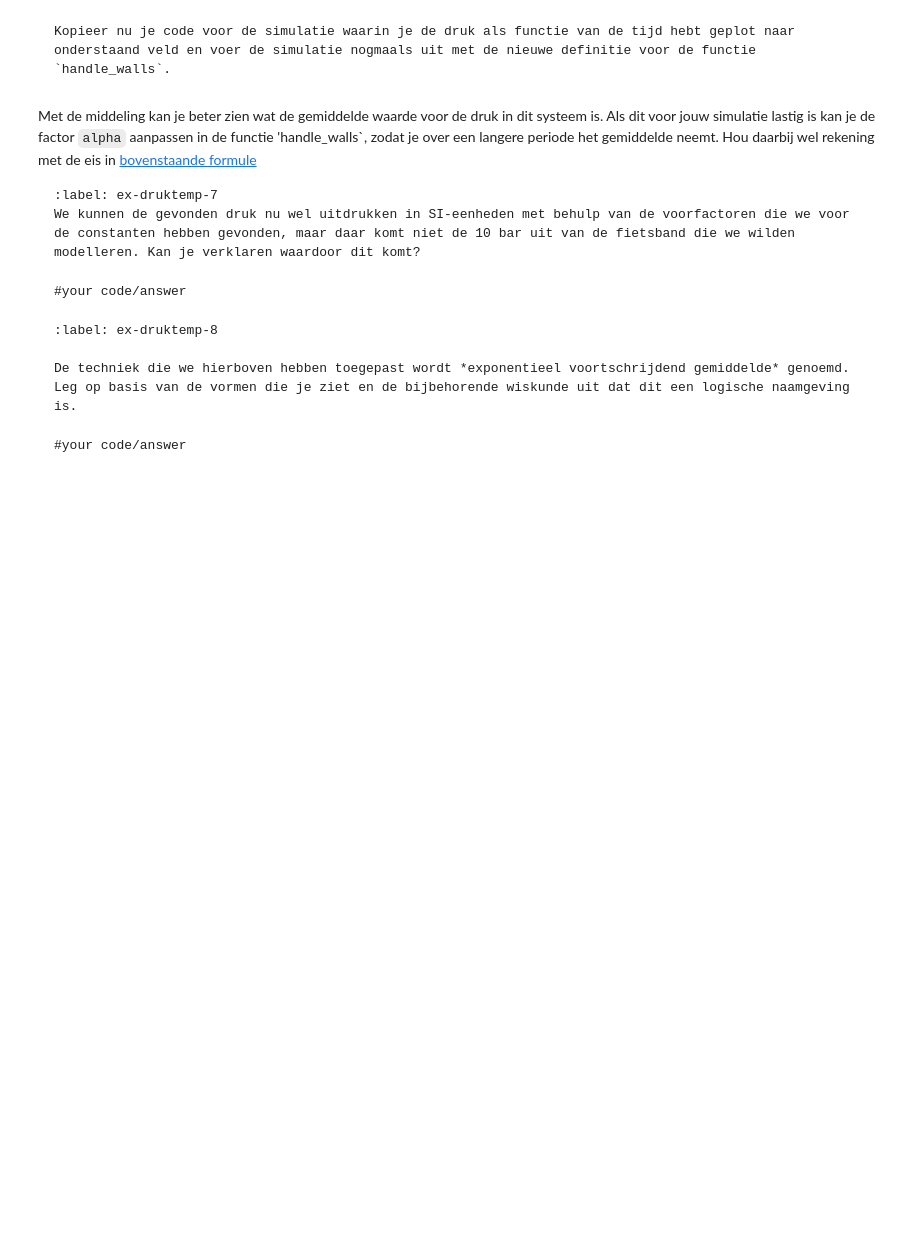
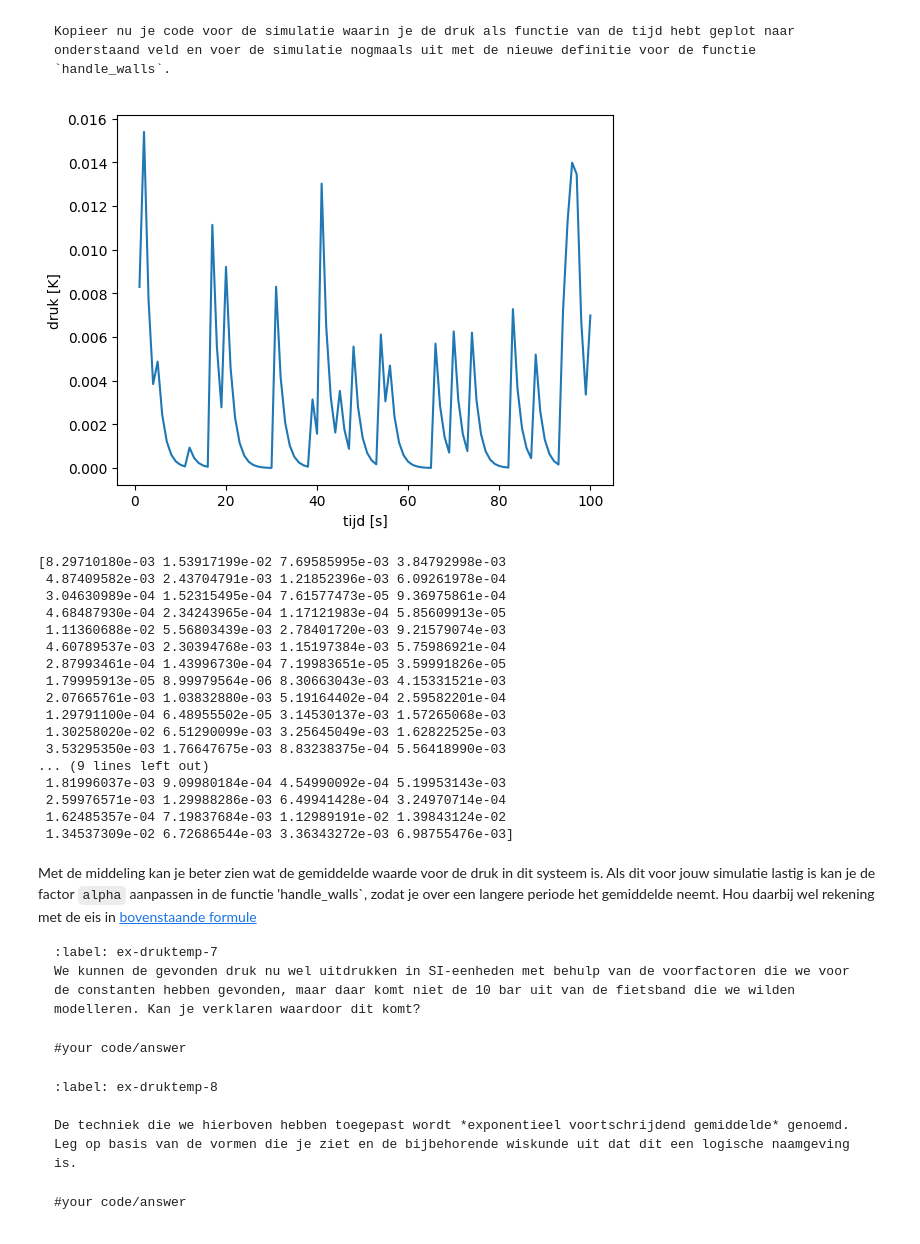
Before and after one commit to tak-max/Aal-en-Bec, a Jupyter notebook: Content/PySim/5_druktemp.ipynb, the cells around one changed output. Saved outputs shown, nothing was run; the diff lists cells and outputs as text; code cells hidden in the pictures; blank space fills up the shorter version.

````diff
--- a/Content/PySim/5_druktemp.ipynb
+++ b/Content/PySim/5_druktemp.ipynb
@@ -454,9 +455,44 @@ def handle_walls(particles):
 Kopieer nu je code voor de simulatie waarin je de druk als functie van de tijd hebt geplot naar onderstaand veld en voer de simulatie nogmaals uit met de nieuwe definitie voor de functie `handle_walls`.
 ```
 # %%
-# RUIMTE VOOR GEKOPIEERDE FUNCTIE
+# Geef je oplossing
+pressure = 0.0
+N= 60
+particles = []
+pressures = np.zeros(100, dtype=float)
+times = np.linspace(1, 100, 100)
 
-#your code/answer
+create_particles(particles)
+for i in range(100):
+    take_time_step(particles)
+    pressures[i] = pressure
+
+plt.figure()
+plt.plot(times, pressures)
+plt.xlabel('tijd [s]')
+plt.ylabel('druk [K]')
+plt.show()
+
+print(pressures)
+# %% [output]
+[figure, added]
+[8.29710180e-03 1.53917199e-02 7.69585995e-03 3.84792998e-03
+ 4.87409582e-03 2.43704791e-03 1.21852396e-03 6.09261978e-04
+ 3.04630989e-04 1.52315495e-04 7.61577473e-05 9.36975861e-04
+ 4.68487930e-04 2.34243965e-04 1.17121983e-04 5.85609913e-05
+ 1.11360688e-02 5.56803439e-03 2.78401720e-03 9.21579074e-03
+ 4.60789537e-03 2.30394768e-03 1.15197384e-03 5.75986921e-04
+ 2.87993461e-04 1.43996730e-04 7.19983651e-05 3.59991826e-05
+ 1.79995913e-05 8.99979564e-06 8.30663043e-03 4.15331521e-03
+ 2.07665761e-03 1.03832880e-03 5.19164402e-04 2.59582201e-04
+ 1.29791100e-04 6.48955502e-05 3.14530137e-03 1.57265068e-03
+ 1.30258020e-02 6.51290099e-03 3.25645049e-03 1.62822525e-03
+ 3.53295350e-03 1.76647675e-03 8.83238375e-04 5.56418990e-03
+... (9 lines left out)
+ 1.81996037e-03 9.09980184e-04 4.54990092e-04 5.19953143e-03
+ 2.59976571e-03 1.29988286e-03 6.49941428e-04 3.24970714e-04
+ 1.62485357e-04 7.19837684e-03 1.12989191e-02 1.39843124e-02
+ 1.34537309e-02 6.72686544e-03 3.36343272e-03 6.98755476e-03]
 # %% [markdown]
 Met de middeling kan je beter zien wat de gemiddelde waarde voor de druk in dit systeem is. Als dit voor jouw simulatie lastig is kan je de factor `alpha` aanpassen in de functie 'handle_walls`, zodat je over een langere periode het gemiddelde neemt. Hou daarbij wel rekening met de eis in [bovenstaande formule](#int_norm)
 
````
Also changed, not shown: parts of 6 cells of this notebook.
